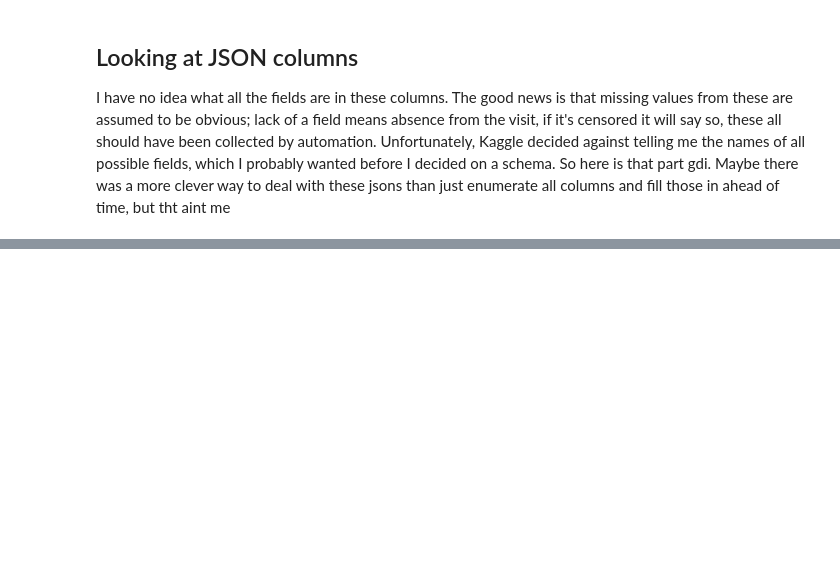
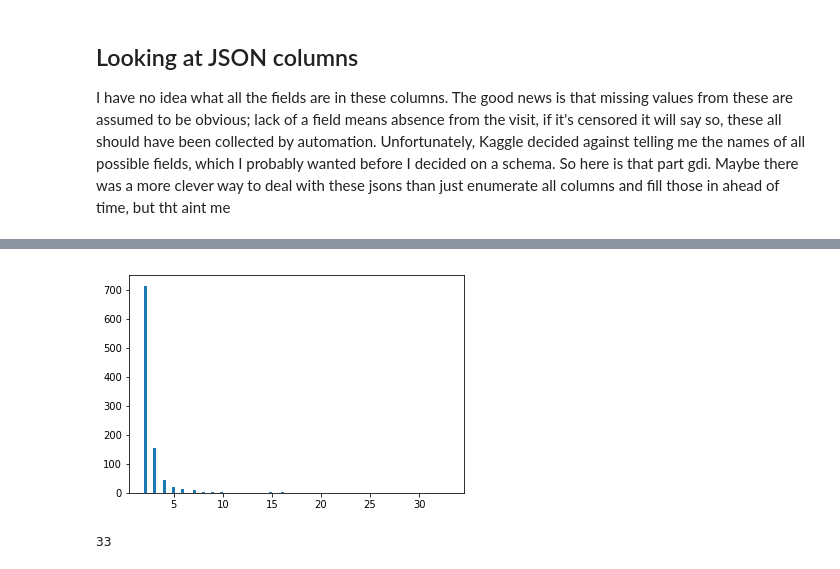
Before and after one commit to romandtse07/google_analytics_kaggle, a Jupyter notebook: SQL.ipynb, the cells around one changed output, grey strips where cells are left out. Saved outputs shown, nothing was run; the diff lists cells and outputs as text; code cells hidden in the pictures; blank space fills up the shorter version.

```diff
--- a/SQL.ipynb
+++ b/SQL.ipynb
@@ -194,0 +164,2 @@ The test set introduces no new columns at least.  We can go ahead and make new c
+# %%
+json_cols = ['device', 'geoNetwork', 'totals', 'trafficsource']
@@ -194,0 +356,9 @@ The test set introduces no new columns at least.  We can go ahead and make new c
+# %%
+query = """
+SELECT fullVisitorId, COUNT(fullVisitorId) AS transactions
+FROM train_data
+WHERE totals ->> 'transactionRevenue' IS NOT NULL
+GROUP BY fullVisitorId
+"""
+
+trans_per_customer = pd.read_sql_query(query, engine)
@@ -194,0 +369,8 @@ The test set introduces no new columns at least.  We can go ahead and make new c
+# %%
+plt.hist(trans_per_customer.query('transactions > 1').transactions, bins=100);
+# %% [output]
+[figure, added]
+# %%
+trans_per_customer.transactions.max()
+# %% [output]
+33
```
Also changed, not shown: parts of 68 cells of this notebook, 2 other files.
